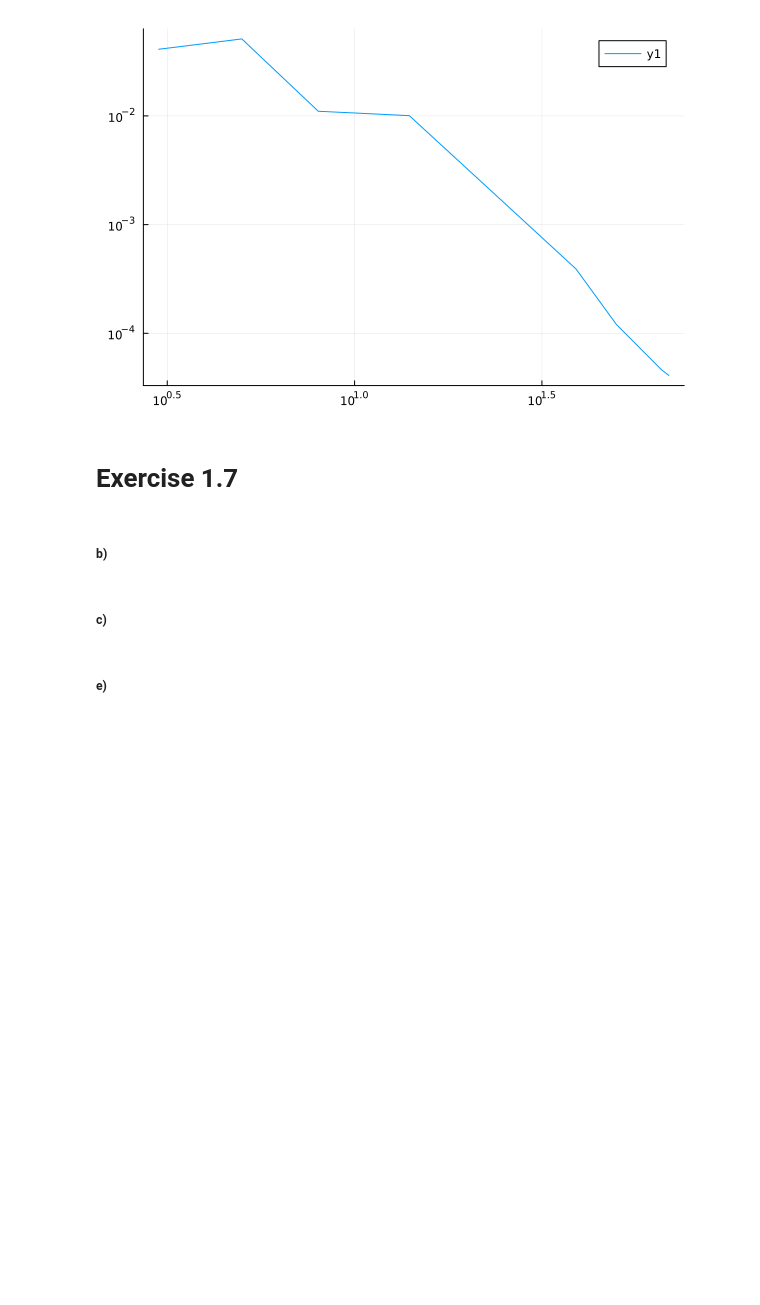
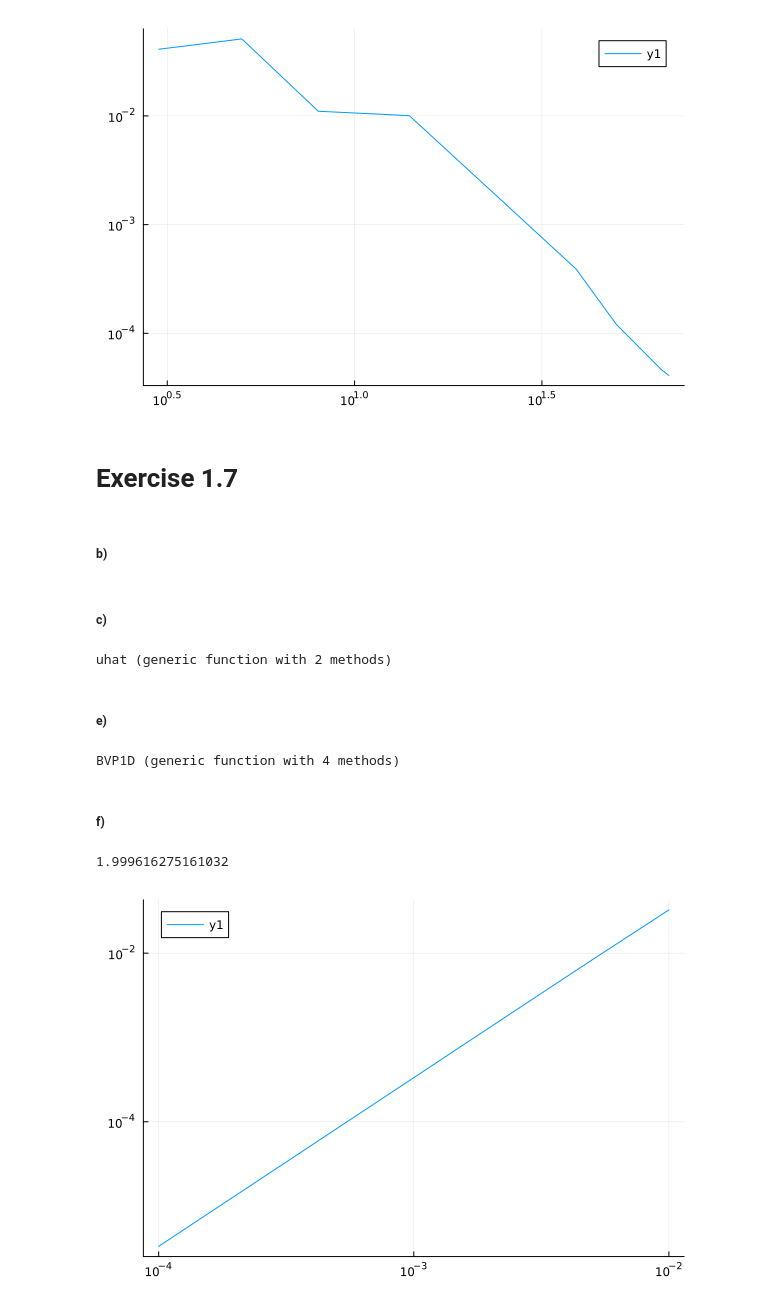
Before and after one commit to jkbch/FEM, a Jupyter notebook: orangutan.ipynb, the cells around one changed output. Saved outputs shown, nothing was run; the diff lists cells and outputs as text; code cells hidden in the pictures; blank space fills up the shorter version.

```diff
--- a/orangutan.ipynb
+++ b/orangutan.ipynb
@@ -353,6 +353,23 @@ function refine_marked(EToVcoarse::Matrix{Int64}, xcoarse::Vector{Float64}, idxM
 
     return EToVfine, xfine
 end
+
+# from earlier
+function uhat(x::Float64, xs::Vector{Float64}, us::Vector{Float64}) :: Float64
+    i = max(searchsortedfirst(xs, x) - 1, 1)
+    h = xs[i+1] - xs[i]
+
+    N1 = 1 - (x - xs[i]) / h
+    N2 = (x - xs[i]) / h
+
+    return us[i] * N1 + us[i+1] * N2
+end
+
+function uhat(x::Vector{Float64}, xs::Vector{Float64}, us::Vector{Float64}) :: Vector{Float64}
+    return uhat.(x, Ref(xs), Ref(us))
+end
+# %% [output]
+uhat (generic function with 2 methods)
 # %% [markdown]
 ##### e)
 # %%
@@ -379,7 +396,7 @@ function BVP1D(c::Float64, d::Float64, x::Vector{Float64}, f::Vector{Float64}) :
     for i in 2:M-1
         h1 = x[i]-x[i-1]
         h2 = x[i+1]-x[i]
-        b[i] = f[i-1]*h1/6 + f[i]*h1/3 + f[i]*h2/3 + f[i+1]*h2/6
+        b[i] = -f[i-1]*h1/6 - f[i]*h1/3 - f[i]*h2/3 - f[i+1]*h2/6
     end
 
     b[1] = c
@@ -399,8 +416,38 @@ function BVP1D(c::Float64, d::Float64, x::Vector{Float64}, f::Vector{Float64}) :
     return u
 end
 
-function BVP1D(c::Float64, d::Float64, L::Float64, M::UInt64, f::Vector{Float64}) :: Tuple{Vector{Float64}, Vector{Float64}}
+function BVP1D(c::Float64, d::Float64, L::Float64, M::Int64, fun::Function) :: Tuple{Vector{Float64}, Vector{Float64}}
     x = collect(range(0, L, M))
+    f = fun.(x)
     u = BVP1D(c, d, x, f)
     return u, x
 end
+# %% [output]
+BVP1D (generic function with 4 methods)
+# %% [markdown]
+##### f)
+# %%
+u_analytical(x) = exp(-800*(x - 0.4)^2) + 0.25*exp(-40*(x - 0.8)^2)
+f_analytical(x) = -1601*exp(-800*(x - 0.4)^2) + (-1600*x + 640.0)^2*exp(-800*(x - 0.4)^2) - 20.25*exp(-40*(x - 0.8)^2) + 0.25*(-80*x + 64.0)^2*exp(-40*(x - 0.8)^2)
+c = 0.0
+d = 0.05047412950
+L = 1.0
+x_values = collect(range(0, stop=L, length=100000))
+N = 100
+hs = zeros(N)
+max_errors = zeros(N)
+for i in 1:N
+    M = i*N
+    u_coefs, x_points = BVP1D(c,d,L,M,f_analytical)
+    errors = abs.(u_analytical.(x_values)-uhat(x_values,x_points,u_coefs))
+    hs[i] = L/M
+    max_errors[i] = maximum(errors)
+end
+
+
+coefficients = fit(log.(hs), log.(max_errors), 1)[1]
+print(coefficients)
+plot(hs ,max_errors, xscale=:log10, yscale=:log10)
+# %% [output]
+1.999616275161032
+[figure, added]
```
Also changed, not shown: parts of 1 cell of this notebook.
